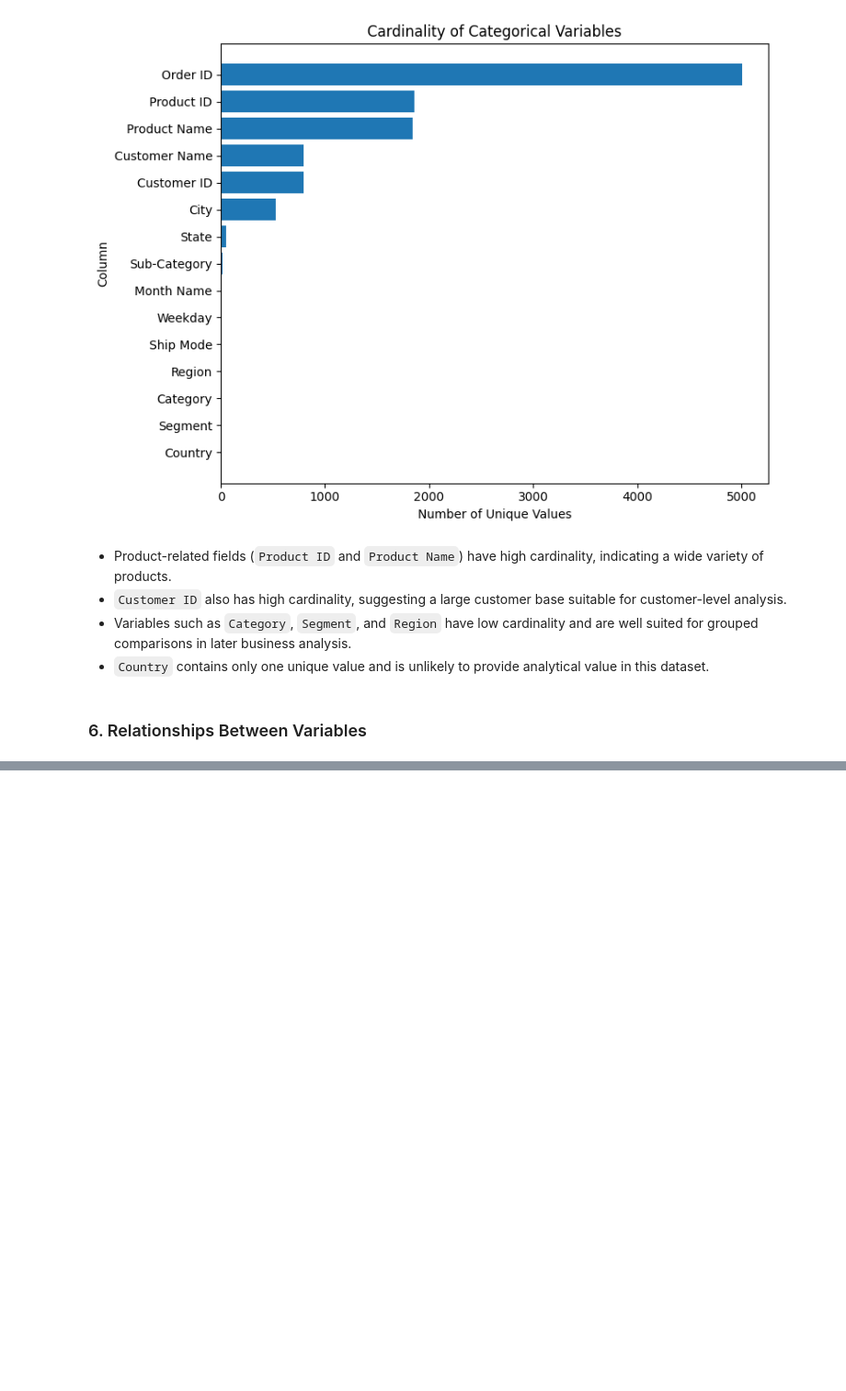
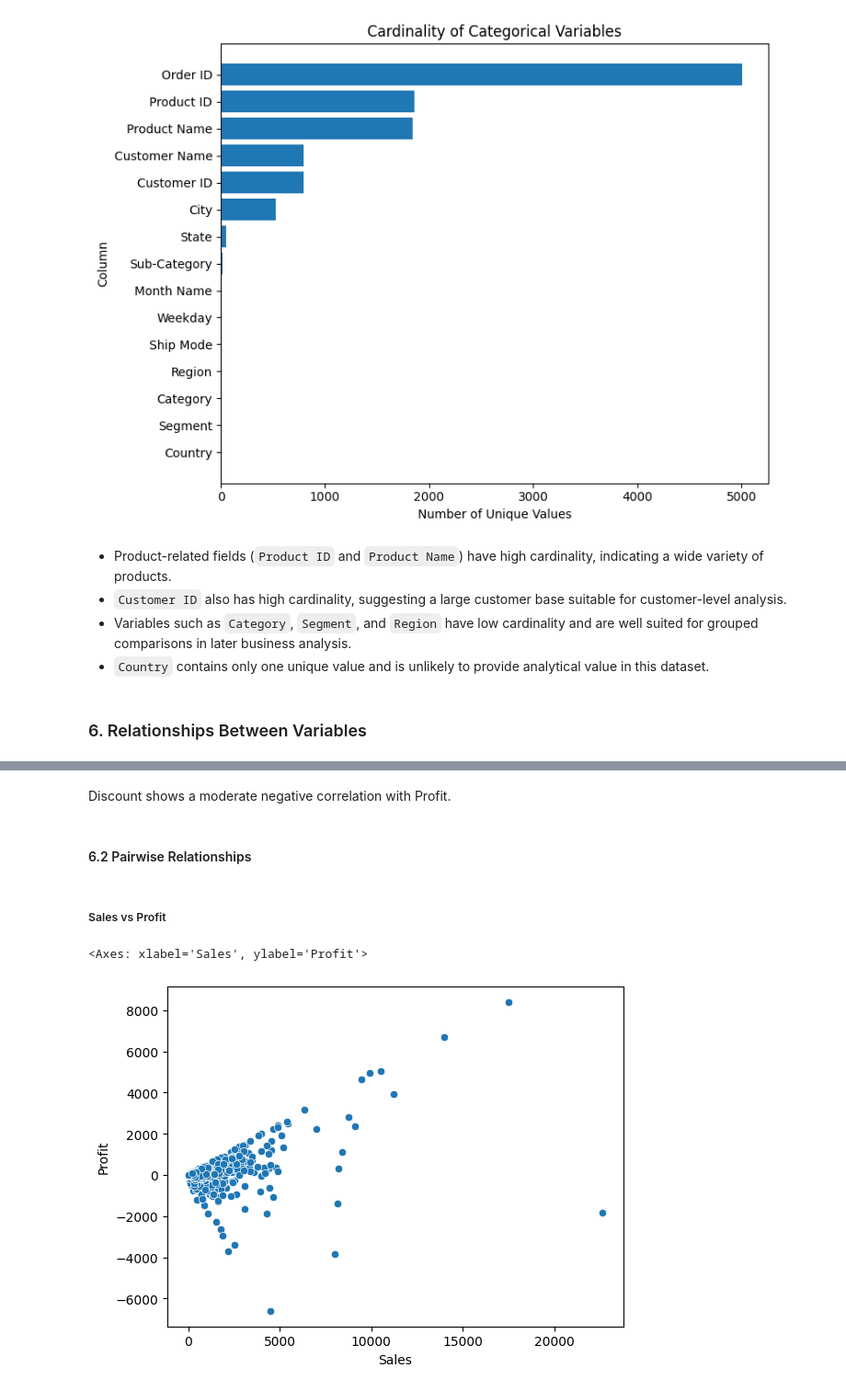
Before and after one commit to Li374/dap1_superstore_sales, a Jupyter notebook: notebooks/03_eda.ipynb, the cells around one changed output, grey strips where cells are left out. Shown at 92% size. Drawn from its saved outputs; the diff is of its cells as text; code cells hidden in the pictures; blank space fills up the shorter version.

```diff
--- a/notebooks/03_eda.ipynb
+++ b/notebooks/03_eda.ipynb
@@ -330,0 +348,15 @@ plt.show()
+# %% [markdown]
+Discount shows a moderate negative correlation with Profit.
+# %% [markdown]
+####  6.2 Pairwise Relationships
+# %% [markdown]
+##### Sales vs Profit
+# %%
+sns.scatterplot(
+    x="Sales",
+    y="Profit",
+    data=df
+)
+# %% [output]
+<Axes: xlabel='Sales', ylabel='Profit'>
+[figure, added]
```
Also changed, not shown: parts of 7 cells of this notebook.
